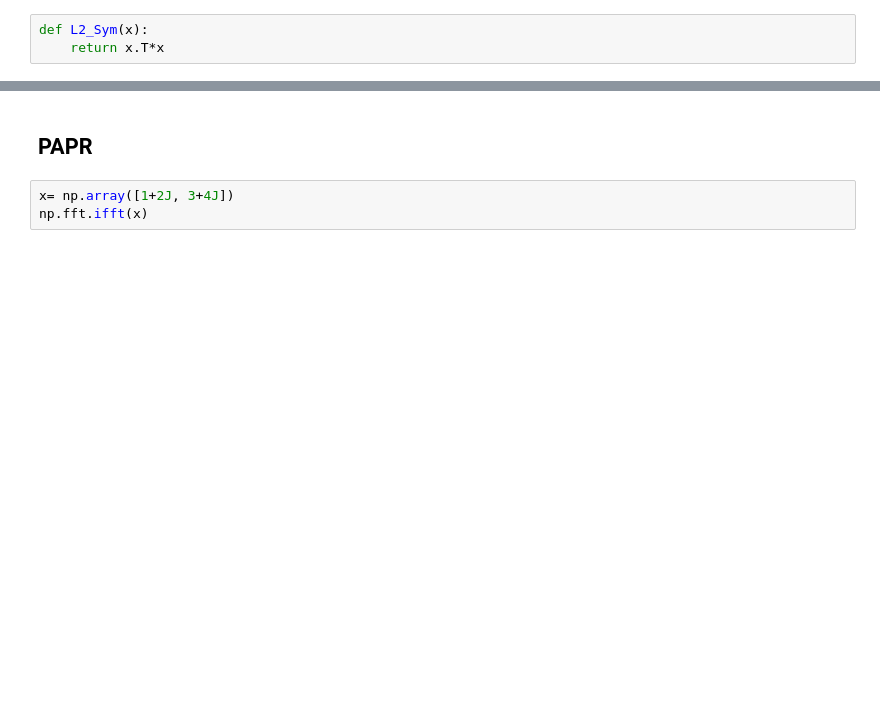
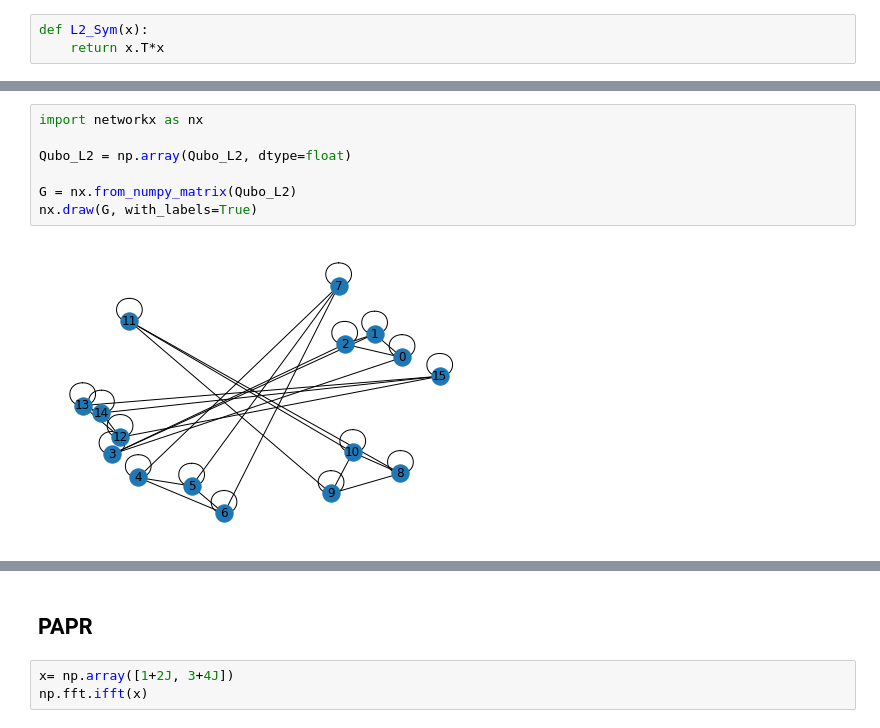
Before and after one commit to DBern97/Dwave-RAN-algs, a Jupyter notebook: ocean_trial_runs.ipynb, the cells around one changed output, grey strips where cells are left out. Cells and saved outputs as stored; diff of their text form; blank space fills up the shorter version.

```diff
--- a/ocean_trial_runs.ipynb
+++ b/ocean_trial_runs.ipynb
@@ -726,0 +981,9 @@ TypeError: No matching signature found
+# %%
+import networkx as nx
+
+Qubo_L2 = np.array(Qubo_L2, dtype=float)
+
+G = nx.from_numpy_matrix(Qubo_L2)
+nx.draw(G, with_labels=True)
+# %% [output]
+[figure, added]
```
Also changed, not shown: parts of 69 cells of this notebook, 3 other files.
